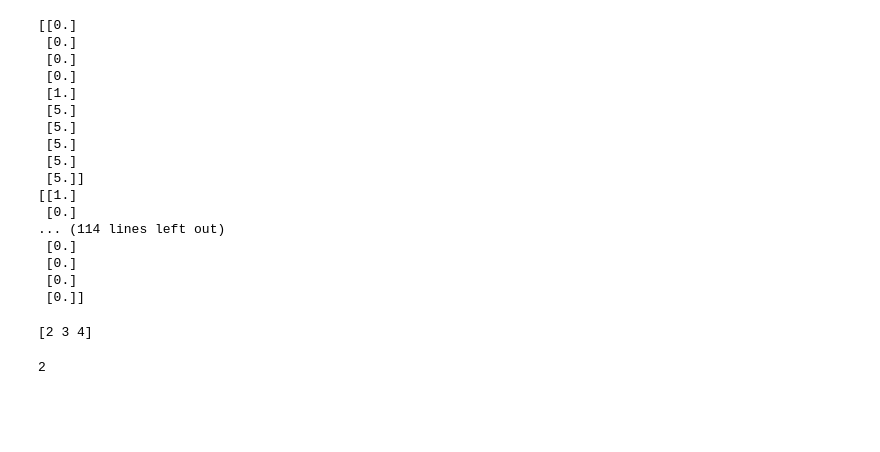
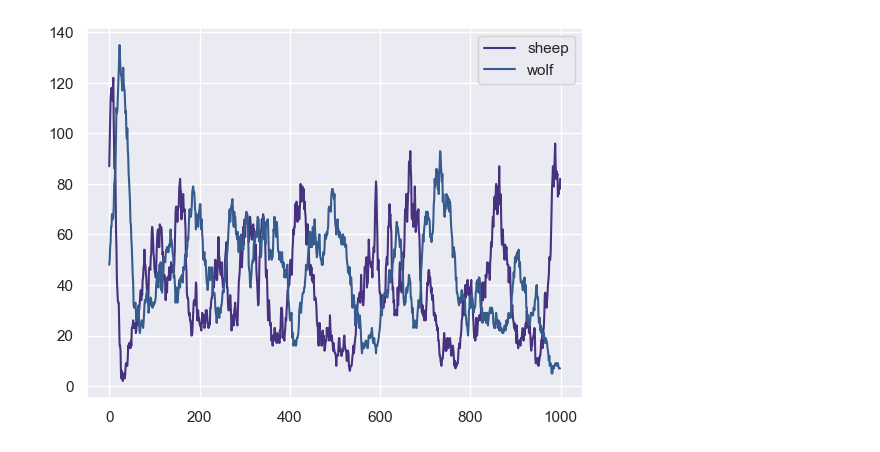
Before and after one commit to i-m-iron-man/Foragax, a Jupyter notebook: examples/wolf_sheep_grass/sim.ipynb, the cells around one changed output. Saved outputs shown, nothing was run; the diff lists cells and outputs as text; code cells hidden in the pictures; blank space fills up the shorter version.

```diff
--- a/examples/wolf_sheep_grass/sim.ipynb
+++ b/examples/wolf_sheep_grass/sim.ipynb
@@ -463,10 +479,10 @@ def render(sheep_xs, sheep_ys, wolf_xs, wolf_ys, grass_xs, grass_ys, grass_value
 # %%
-#eco = Ecosystem(grass_regrowth_time=30, wolf_reproduction_rate=0.08, wolf_energy=20, sheep_reproduction_rate=0.2, sheep_energy=5, X_max=25, Y_max=25, sim_steps=100, key=jax.random.PRNGKey(0))
-eco = Ecosystem(grass_regrowth_time=30, wolf_reproduction_rate=0.08, wolf_energy=20, init_wolves=50, sheep_reproduction_rate=0.2, sheep_energy=5, init_sheeps=100, X_max=25, Y_max=25, sim_steps=100, num_render_frames=100, key=jax.random.PRNGKey(0))
-num_active_sheeps, num_active_wolves = eco.step()
-print(num_active_sheeps, num_active_wolves)
-#print(num_sheeps_reproduce)
-#print(indx)
+num_recording_frames = 100
+rec_start_frame = 50
+eco = Ecosystem(grass_regrowth_time=30, wolf_reproduction_rate=0.08, wolf_energy=30, init_wolves=50,
+                sheep_reproduction_rate=0.2, sheep_energy=5, init_sheeps=100,
+                X_max=25, Y_max=25, sim_steps=1000, num_render_frames=num_recording_frames, key=jax.random.PRNGKey(0))
+num_active_sheeps, num_active_wolves = eco.run(rec_start_frame=rec_start_frame)
 # %% [output]
 AgentSet initialized
 AgentSet initialized
@@ -475,4 +489,0 @@ AgentSet initialized
-# %%
-for i in range(1000):
-    num_active_sheeps, num_active_wolves = eco.step()
-    #print(num_active_sheeps, num_active_wolves)
@@ -585,24 +489,0 @@ AgentSet initialized
-# %%
-wolf_energy_in, sheeps_eaten, sheeps_energy_in, grasses_eaten = interaction(wolves.agents, sheeps.agents, grasses.agents)
-print(wolf_energy_in)
-print(sheeps_energy_in)
-print(sheeps_eaten)
-print(grasses_eaten)
-# %% [output]
-[[0.]
- [0.]
- [0.]
- [0.]
- [1.]
- [5.]
- [5.]
- [5.]
- [5.]
- [5.]]
-[[1.]
- [0.]
-... (114 lines left out)
- [0.]
- [0.]
- [0.]
- [0.]]
@@ -611,26 +490,14 @@ from typing import Callable
-# %%
-@struct.dataclass
-class jit_check:
-    a_funct: callable = struct.field(pytree_node=False)
-    an_array: jnp.ndarray
-
-def make_jit_check(a_funct, an_array):
-    return jit_check(a_funct=jax.jit(a_funct), an_array=an_array)
-
-a_funct = lambda x: x+1
-an_array = jnp.array([1,2,3])
-jit_check = make_jit_check(a_funct, an_array)
-
-def do_some_jitting(jit_check):
-    return jit_check.a_funct(jit_check.an_array)
-jit_do_some_jitting = jax.jit(do_some_jitting)
-
-print(jit_do_some_jitting(jit_check))
-# %% [output]
-[2 3 4]
-# %%
-a =0
-b = jax.lax.cond(a, lambda _: 1, lambda _: 2, None)
-print(b)
-# %% [output]
-2
+# %%
+import matplotlib.pyplot as plt
+import seaborn as sns
+sns.set_theme(style="darkgrid")
+palette = "viridis"
+sns.set_palette(palette)
+from matplotlib import animation
+# %%
+plt.plot(num_active_sheeps, label='sheep')
+plt.plot(num_active_wolves, label='wolf')
+plt.legend()
+plt.show()
+# %% [output]
+[figure, added]
```
Also changed, not shown: parts of 16 cells of this notebook, 2 other files.
